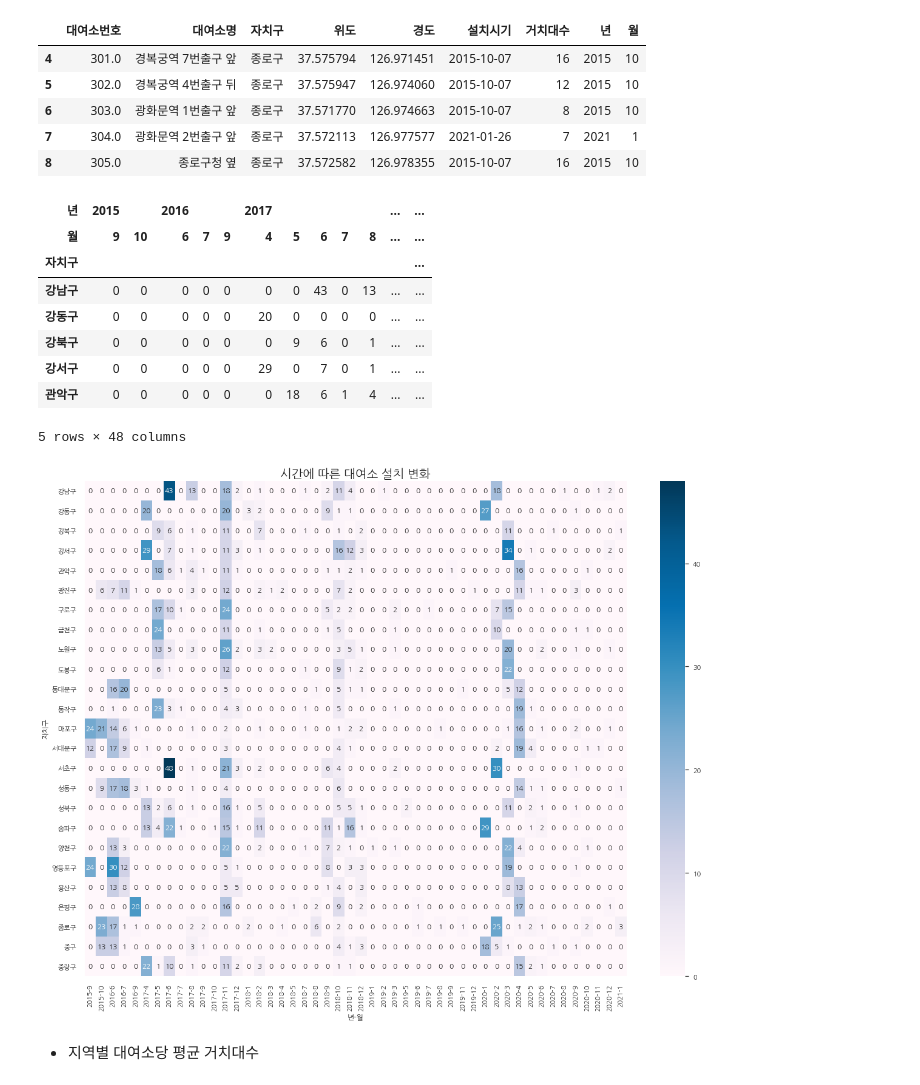
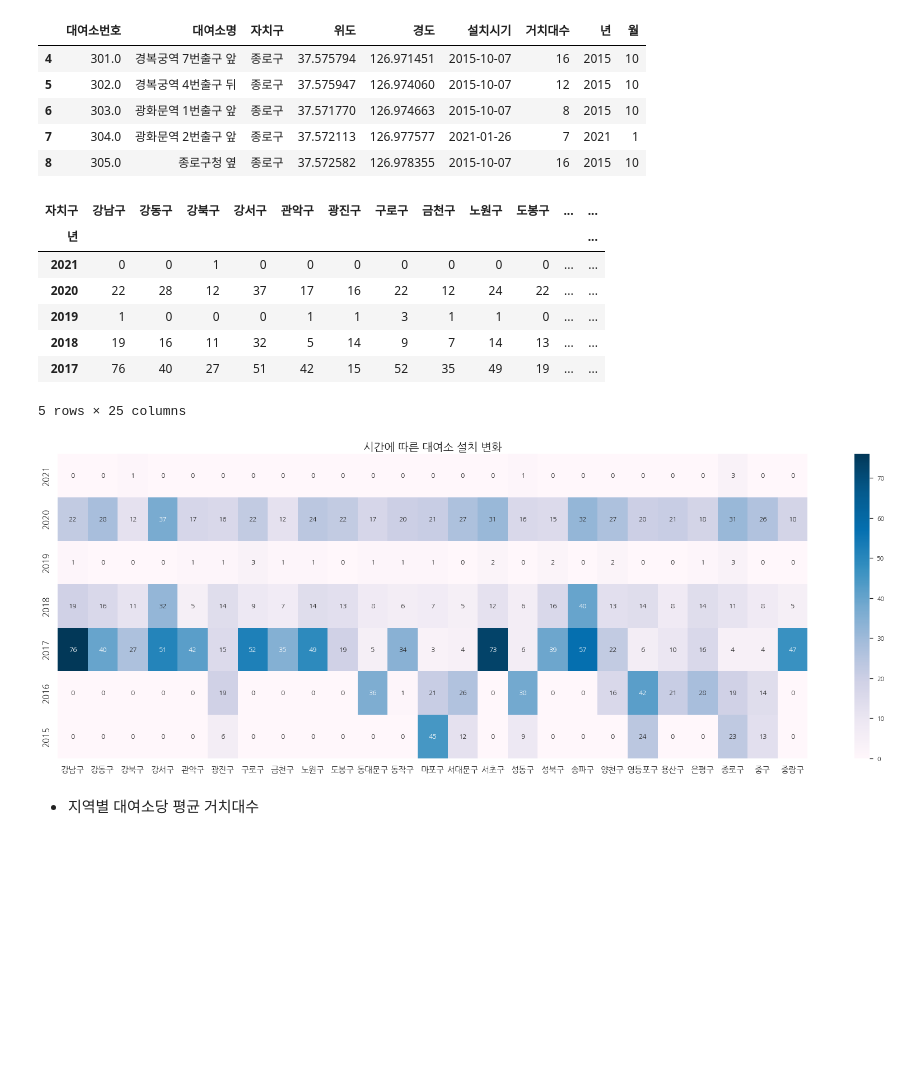
Before and after one commit to yunju727/Opensource-Project, a Jupyter notebook: main2.ipynb, the cells around one changed output. Cells and saved outputs as stored; diff of their text form; code cells hidden in the pictures; blank space fills up the shorter version.

```diff
--- a/main2.ipynb
+++ b/main2.ipynb
@@ -176,26 +176,30 @@ Data1.head()
 # %%
 #대여소 설치 개수 변화 년, 월 기준 그룹핑
 #히트맵형식 시각화를 위해 피벗테이블 형식 데이터표현
-Pvt_Rental = Data1.pivot_table(index=['자치구'], columns=['년', '월'], values='대여소명', aggfunc = 'nunique', fill_value = 0)
+Pvt_Rental = Data1.pivot_table(index=['년'], columns=['자치구'], values='대여소명', aggfunc = 'nunique', fill_value = 0)
+Pvt_Rental = Pvt_Rental.sort_index(ascending=False)
 Pvt_Rental.head()
 # %% [output]
-| 년 | 2015 |  | 2016 |  |  | 2017 |  |  |  |  | ... | ... |
-| 월 | 9 | 10 | 6 | 7 | 9 | 4 | 5 | 6 | 7 | 8 | ... | ... |
-| 자치구 |  |  |  |  |  |  |  |  |  |  |  | ... |
-| 강남구 | 0 | 0 | 0 | 0 | 0 | 0 | 0 | 43 | 0 | 13 | ... | ... |
-| 강동구 | 0 | 0 | 0 | 0 | 0 | 20 | 0 | 0 | 0 | 0 | ... | ... |
-| 강북구 | 0 | 0 | 0 | 0 | 0 | 0 | 9 | 6 | 0 | 1 | ... | ... |
-| 강서구 | 0 | 0 | 0 | 0 | 0 | 29 | 0 | 7 | 0 | 1 | ... | ... |
-| 관악구 | 0 | 0 | 0 | 0 | 0 | 0 | 18 | 6 | 1 | 4 | ... | ... |
+| 자치구 | 강남구 | 강동구 | 강북구 | 강서구 | 관악구 | 광진구 | 구로구 | 금천구 | 노원구 | 도봉구 | ... | ... |
+| 년 |  |  |  |  |  |  |  |  |  |  |  | ... |
+| 2021 | 0 | 0 | 1 | 0 | 0 | 0 | 0 | 0 | 0 | 0 | ... | ... |
+| 2020 | 22 | 28 | 12 | 37 | 17 | 16 | 22 | 12 | 24 | 22 | ... | ... |
+| 2019 | 1 | 0 | 0 | 0 | 1 | 1 | 3 | 1 | 1 | 0 | ... | ... |
+| 2018 | 19 | 16 | 11 | 32 | 5 | 14 | 9 | 7 | 14 | 13 | ... | ... |
+| 2017 | 76 | 40 | 27 | 51 | 42 | 15 | 52 | 35 | 49 | 19 | ... | ... |
-5 rows × 48 columns
+5 rows × 25 columns
 # %%
 #대여소 변화 히트맵 시각화
-plt.figure(figsize = (20 , 15))
+plt.figure(figsize = (30 , 10))
 ax3 = sns.heatmap(Pvt_Rental, cbar = True, annot = True, cmap = 'PuBu')
 plt.title('시간에 따른 대여소 설치 변화', fontsize = 20)
+plt.xticks(fontsize = 15)
+plt.yticks(fontsize = 15)
+plt.xlabel('')
+plt.ylabel('')
 plt.show()
 # %% [output]
-[figure, old version]
+[figure, new version]
 # %% [markdown]
 * 지역별 대여소당 평균 거치대수
 # %%
```
Also changed, not shown: parts of 8 cells of this notebook, 14 other files.
